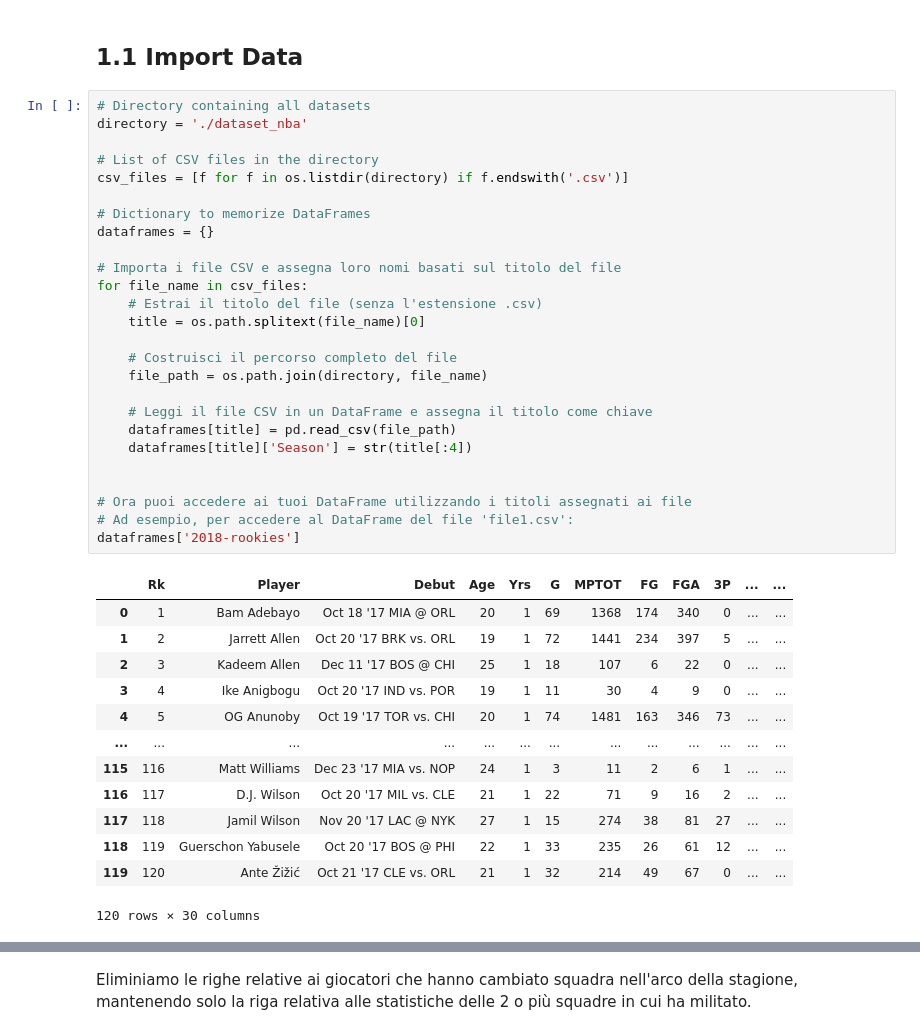
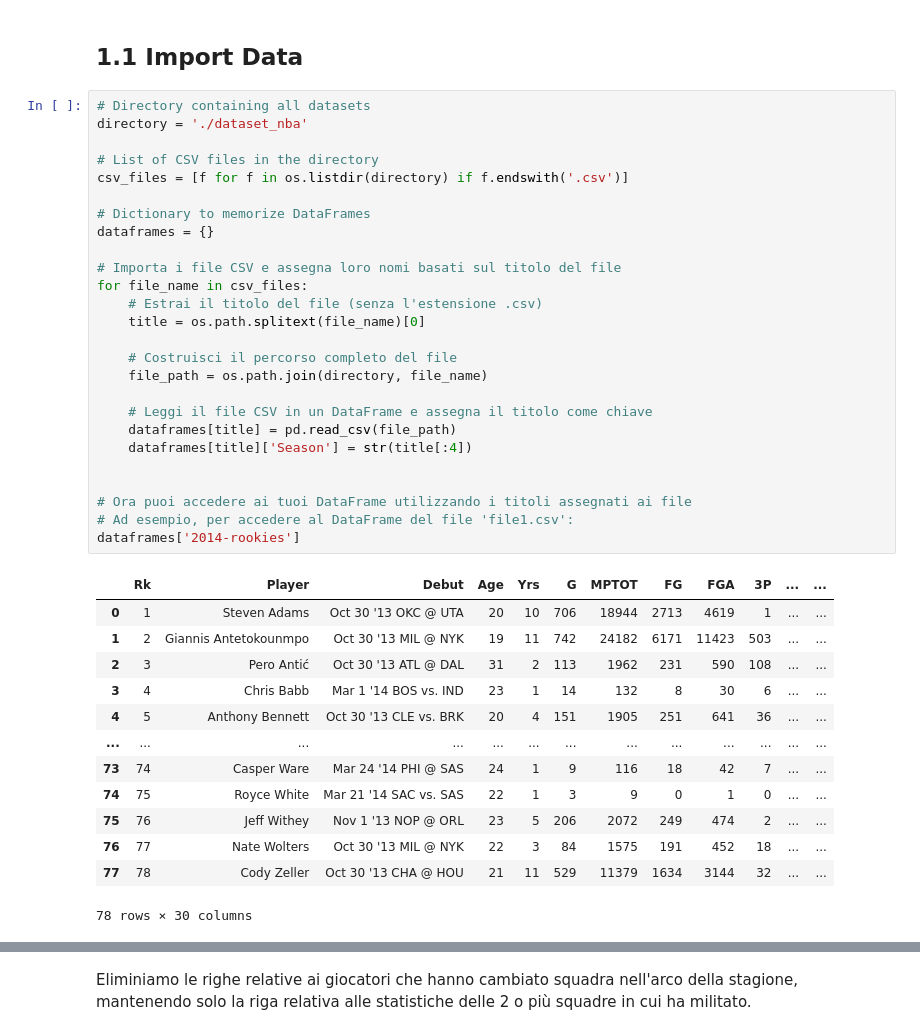
Before and after one commit to ywateba/fds_2023_project, a Jupyter notebook: fds_project.ipynb, the cells around one changed output, grey strips where cells are left out. Saved outputs shown, nothing was run; the diff lists cells and outputs as text.

```diff
--- a/fds_project.ipynb
+++ b/fds_project.ipynb
@@ -15,42 +15,42 @@ warnings.filterwarnings('ignore')
 # %%
 # Directory containing all datasets
 directory = './dataset_nba'
 
 # List of CSV files in the directory
 csv_files = [f for f in os.listdir(directory) if f.endswith('.csv')]
 
 # Dictionary to memorize DataFrames
 dataframes = {}
 
 # Importa i file CSV e assegna loro nomi basati sul titolo del file
 for file_name in csv_files:
     # Estrai il titolo del file (senza l'estensione .csv)
     title = os.path.splitext(file_name)[0]
 
     # Costruisci il percorso completo del file
     file_path = os.path.join(directory, file_name)
 
     # Leggi il file CSV in un DataFrame e assegna il titolo come chiave
     dataframes[title] = pd.read_csv(file_path)
     dataframes[title]['Season'] = str(title[:4])
 
 
 # Ora puoi accedere ai tuoi DataFrame utilizzando i titoli assegnati ai file
 # Ad esempio, per accedere al DataFrame del file 'file1.csv':
-dataframes['2018-rookies']
+dataframes['2014-rookies']
 # %% [output]
 |  | Rk | Player | Debut | Age | Yrs | G | MPTOT | FG | FGA | 3P | ... | ... |
-| 0 | 1 | Bam Adebayo | Oct 18 '17 MIA @ ORL | 20 | 1 | 69 | 1368 | 174 | 340 | 0 | ... | ... |
-| 1 | 2 | Jarrett Allen | Oct 20 '17 BRK vs. ORL | 19 | 1 | 72 | 1441 | 234 | 397 | 5 | ... | ... |
-| 2 | 3 | Kadeem Allen | Dec 11 '17 BOS @ CHI | 25 | 1 | 18 | 107 | 6 | 22 | 0 | ... | ... |
-| 3 | 4 | Ike Anigbogu | Oct 20 '17 IND vs. POR | 19 | 1 | 11 | 30 | 4 | 9 | 0 | ... | ... |
-| 4 | 5 | OG Anunoby | Oct 19 '17 TOR vs. CHI | 20 | 1 | 74 | 1481 | 163 | 346 | 73 | ... | ... |
+| 0 | 1 | Steven Adams | Oct 30 '13 OKC @ UTA | 20 | 10 | 706 | 18944 | 2713 | 4619 | 1 | ... | ... |
+| 1 | 2 | Giannis Antetokounmpo | Oct 30 '13 MIL @ NYK | 19 | 11 | 742 | 24182 | 6171 | 11423 | 503 | ... | ... |
+| 2 | 3 | Pero Antić | Oct 30 '13 ATL @ DAL | 31 | 2 | 113 | 1962 | 231 | 590 | 108 | ... | ... |
+| 3 | 4 | Chris Babb | Mar 1 '14 BOS vs. IND | 23 | 1 | 14 | 132 | 8 | 30 | 6 | ... | ... |
+| 4 | 5 | Anthony Bennett | Oct 30 '13 CLE vs. BRK | 20 | 4 | 151 | 1905 | 251 | 641 | 36 | ... | ... |
 | ... | ... | ... | ... | ... | ... | ... | ... | ... | ... | ... | ... | ... |
-| 115 | 116 | Matt Williams | Dec 23 '17 MIA vs. NOP | 24 | 1 | 3 | 11 | 2 | 6 | 1 | ... | ... |
-| 116 | 117 | D.J. Wilson | Oct 20 '17 MIL vs. CLE | 21 | 1 | 22 | 71 | 9 | 16 | 2 | ... | ... |
-| 117 | 118 | Jamil Wilson | Nov 20 '17 LAC @ NYK | 27 | 1 | 15 | 274 | 38 | 81 | 27 | ... | ... |
-| 118 | 119 | Guerschon Yabusele | Oct 20 '17 BOS @ PHI | 22 | 1 | 33 | 235 | 26 | 61 | 12 | ... | ... |
-| 119 | 120 | Ante Žižić | Oct 21 '17 CLE vs. ORL | 21 | 1 | 32 | 214 | 49 | 67 | 0 | ... | ... |
+| 73 | 74 | Casper Ware | Mar 24 '14 PHI @ SAS | 24 | 1 | 9 | 116 | 18 | 42 | 7 | ... | ... |
+| 74 | 75 | Royce White | Mar 21 '14 SAC vs. SAS | 22 | 1 | 3 | 9 | 0 | 1 | 0 | ... | ... |
+| 75 | 76 | Jeff Withey | Nov 1 '13 NOP @ ORL | 23 | 5 | 206 | 2072 | 249 | 474 | 2 | ... | ... |
+| 76 | 77 | Nate Wolters | Oct 30 '13 MIL @ NYK | 22 | 3 | 84 | 1575 | 191 | 452 | 18 | ... | ... |
+| 77 | 78 | Cody Zeller | Oct 30 '13 CHA @ HOU | 21 | 11 | 529 | 11379 | 1634 | 3144 | 32 | ... | ... |
-120 rows × 30 columns
+78 rows × 30 columns
 # %%
 rookies_id = dict()
```
Also changed, not shown: parts of 18 cells of this notebook.
